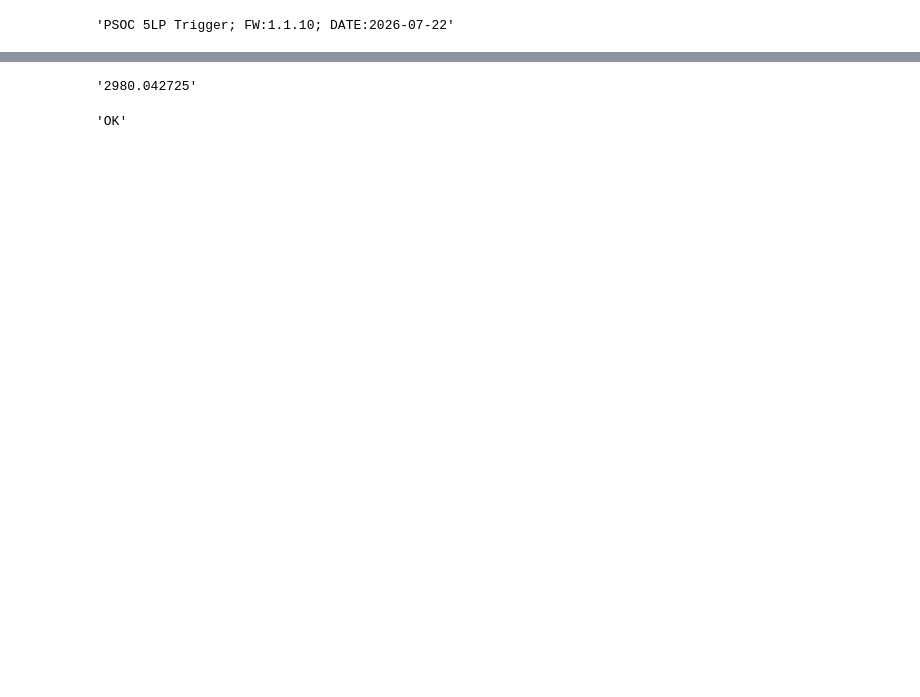
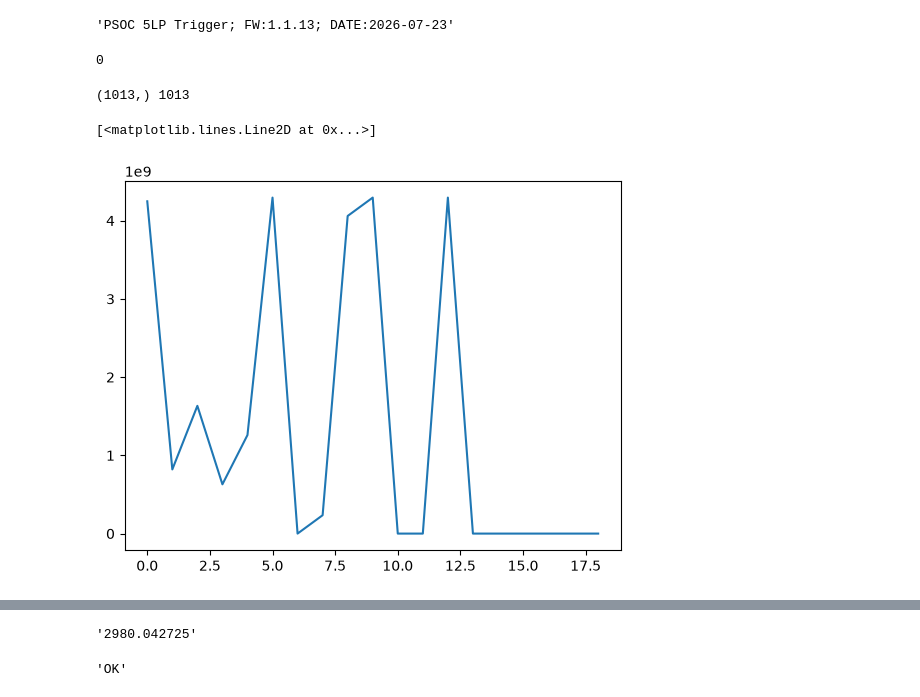
Before and after one commit to MarKo7s/swept-source-trigger-interferometer, a Jupyter notebook: trigger_example.ipynb, the cells around one changed output, grey strips where cells are left out. Cells and saved outputs as stored; diff of their text form; code cells hidden in the pictures; blank space fills up the shorter version.

```diff
--- a/trigger_example.ipynb
+++ b/trigger_example.ipynb
@@ -9,0 +8,4 @@ Trigger = SSTriggerInterferometer(COM = 'COM5')
+# %%
+Trigger = SSTriggerInterferometer()  # COM=None → autodiscover on connect()
+Trigger.connect()
+# Or: Trigger = SSTriggerInterferometer(COM='COM5')  # connects immediately
@@ -27,4 +34,10 @@ Trigger.flushSerialBuffer()
 # %%
 Trigger.ID()
 # %% [output]
-'PSOC 5LP Trigger; FW:1.1.10; DATE:2026-07-22'
+'PSOC 5LP Trigger; FW:1.1.13; DATE:2026-07-23'
+# %%
+Trigger.flushSerialBuffer()
+ts, overflow = Trigger.waitTimestamps()
+print(overflow)
+# %% [output]
+0
@@ -30,0 +46,9 @@ Trigger.ID()
+# %%
+print(ts.shape, N)
+# %% [output]
+(1013,) 1013
+# %%
+plot(diff(ts[0:20]))
+# %% [output]
+[<matplotlib.lines.Line2D at 0x...>]
+[figure, added]
```
Also changed, not shown: parts of 14 cells of this notebook, 25 other files.
